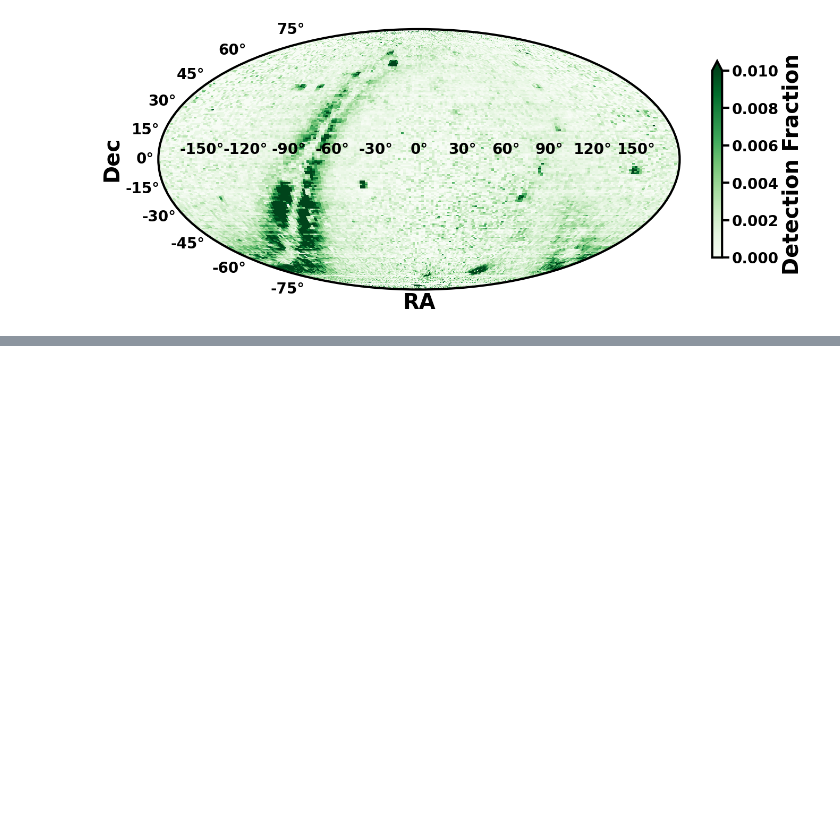
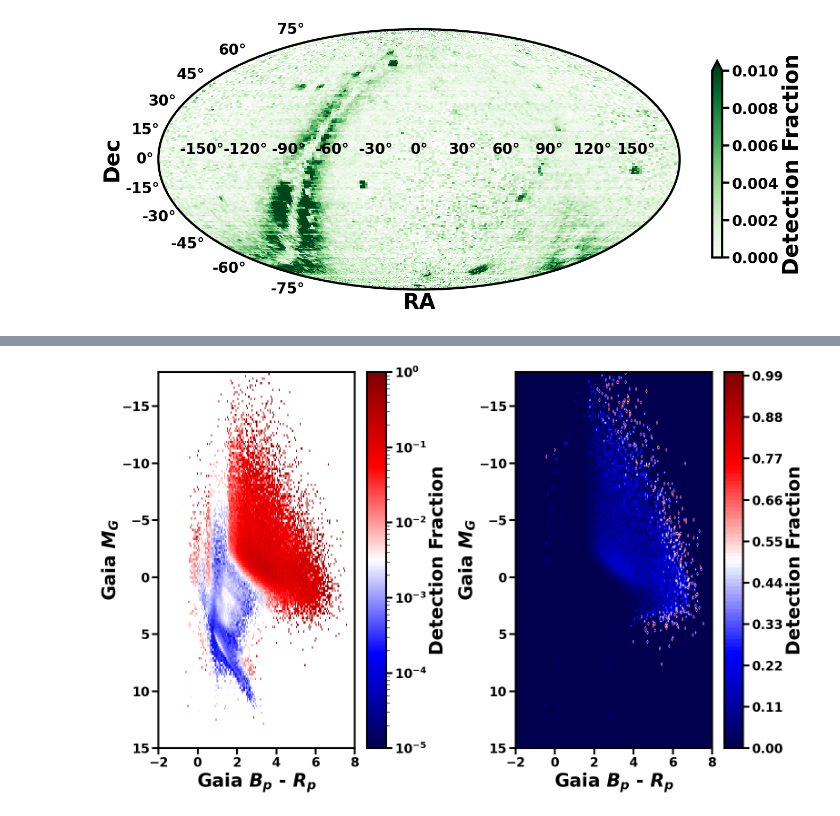
Before and after one commit to m-schochet/asas-sn-cnn, a Jupyter notebook: plots/det_frac_mollweide_hr.ipynb, the cells around one changed output, grey strips where cells are left out. Cells and saved outputs as stored; diff of their text form; code cells hidden in the pictures; blank space fills up the shorter version.

```diff
--- a/plots/det_frac_mollweide_hr.ipynb
+++ b/plots/det_frac_mollweide_hr.ipynb
@@ -72,0 +101,28 @@ plt.show()
+# %%
+dx, dy = 0.005, 0.005
+xes = allx[:-1]
+yes = ally[:-1]
+levels = MaxNLocator(nbins=100).tick_values(detectionfraction.min(), detectionfraction.max())
+cmap = plt.colormaps['seismic']
+norm = BoundaryNorm(levels, ncolors=cmap.N, clip=True)
+
+fig, (ax0, ax1) = plt.subplots(ncols=2, figsize=(16, 10))
+
+chehe = ax0.pcolormesh(allx, ally, detectionfraction, shading='flat', cmap=cmap, norm=colors.LogNorm(vmin=0.00001, vmax=1), rasterized=True)
+cbar1 = fig.colorbar(chehe, ax=ax0)
+cbar1.set_label("Detection Fraction")
+
+cf = ax1.contourf(allx[:-1] + dx/2,
+                  ally[:-1] + dy/2, detectionfraction, levels=levels,
+                  cmap=cmap)
+cbar2 = fig.colorbar(cf, ax=ax1)
+cbar2.set_label('Detection Fraction')
+
+ax1.set(xlim=(-2, 8), ylim=(15, -18), xlabel='Gaia $B_p$ - $R_p$', ylabel=f'Gaia $M_G$')
+ax0.set(xlim=(-2, 8), ylim=(15, -18), xlabel='Gaia $B_p$ - $R_p$', ylabel=f'Gaia $M_G$')
+
+fig.tight_layout()
+
+plt.show()
+# %% [output]
+[figure, added]
```
Also changed, not shown: parts of 9 cells of this notebook, 2 other files.
